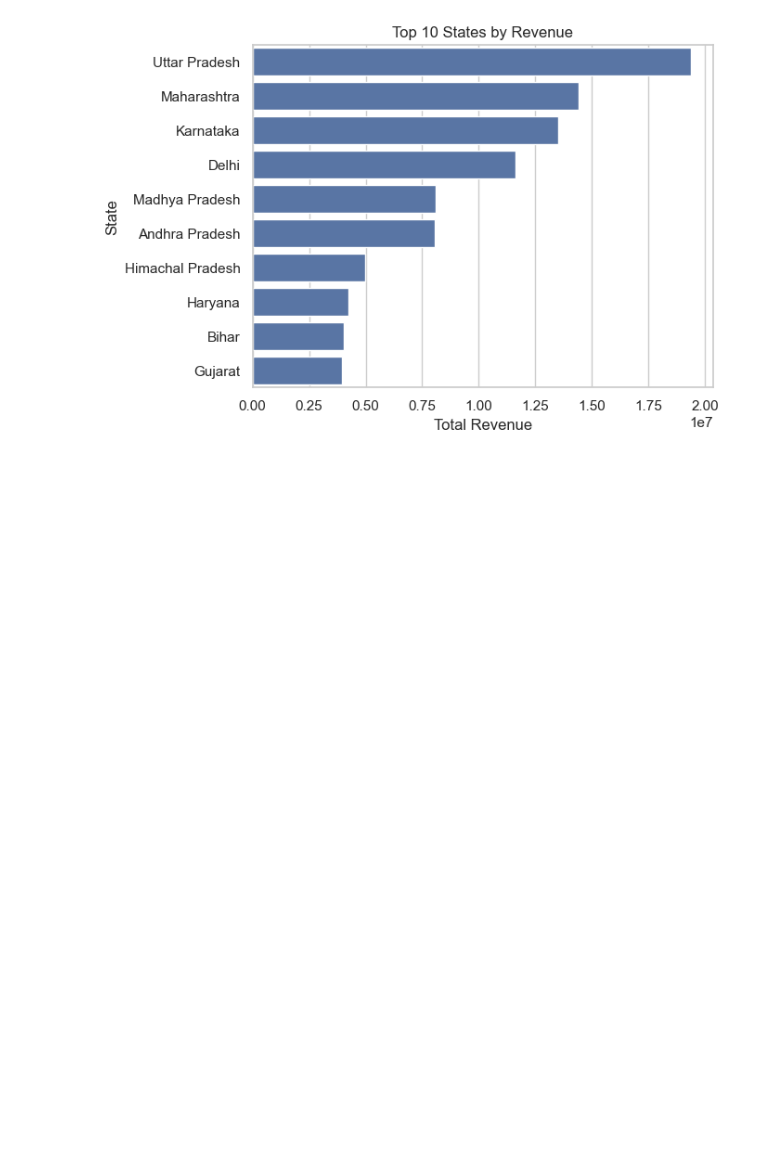
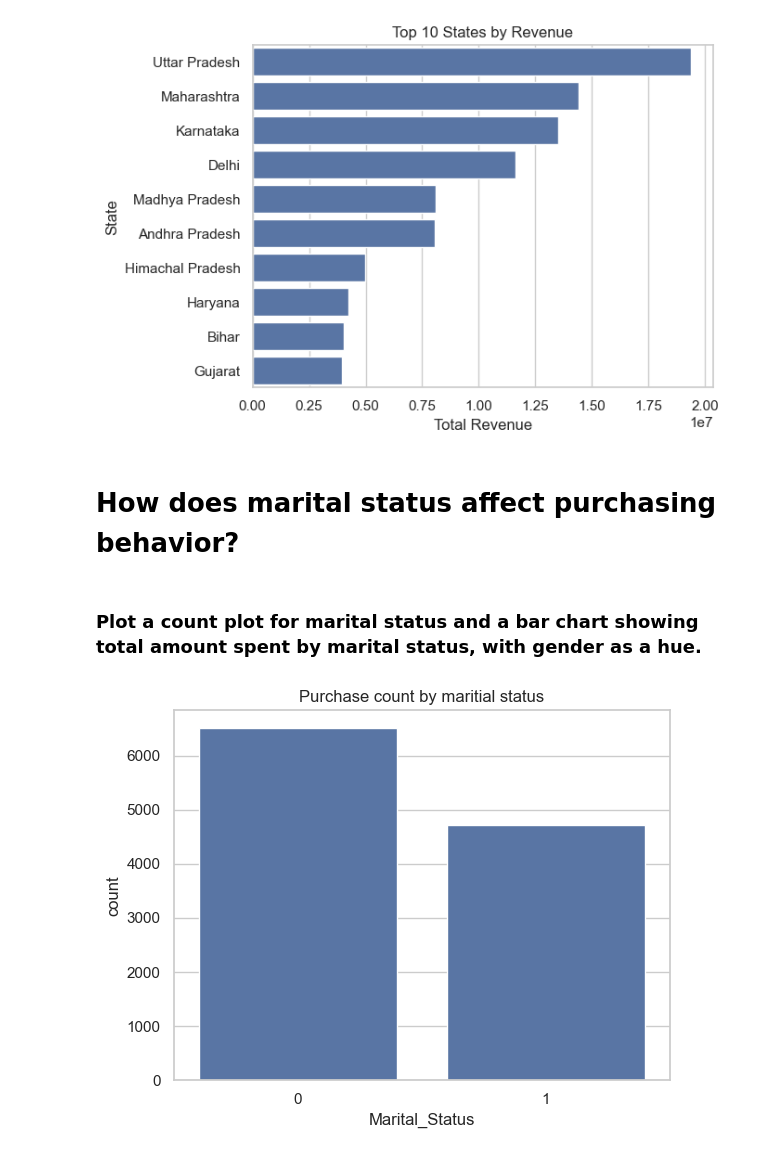
Before and after one commit to rohanpatil1794/New-Year-Sales-Analysis, a Jupyter notebook: New_year_sales_analysis.ipynb, the cells around one changed output. Saved outputs shown, nothing was run; the diff lists cells and outputs as text; code cells hidden in the pictures; blank space fills up the shorter version.

```diff
--- a/New_year_sales_analysis.ipynb
+++ b/New_year_sales_analysis.ipynb
@@ -186,3 +186,13 @@ plt.xlabel('Total Revenue')
 plt.show()
 # %% [output]
 [figure]
+# %% [markdown]
+# How does marital status affect purchasing behavior?
+# %% [markdown]
+### Plot a count plot for marital status and a bar chart showing total amount spent by marital status, with gender as a hue.
+# %%
+sns.countplot(data = df, x = 'Marital_Status')
+plt.title('Purchase count by maritial status')
+plt.show()
+# %% [output]
+[figure, added]
```
Also changed, not shown: parts of 15 cells of this notebook.
